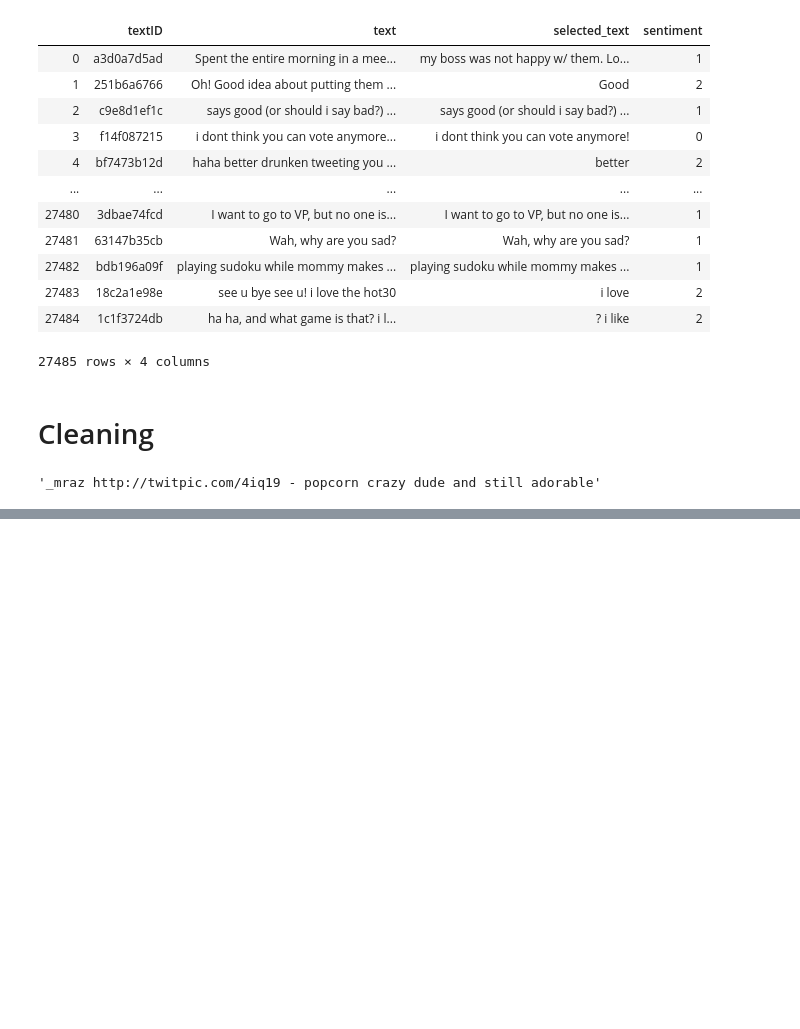
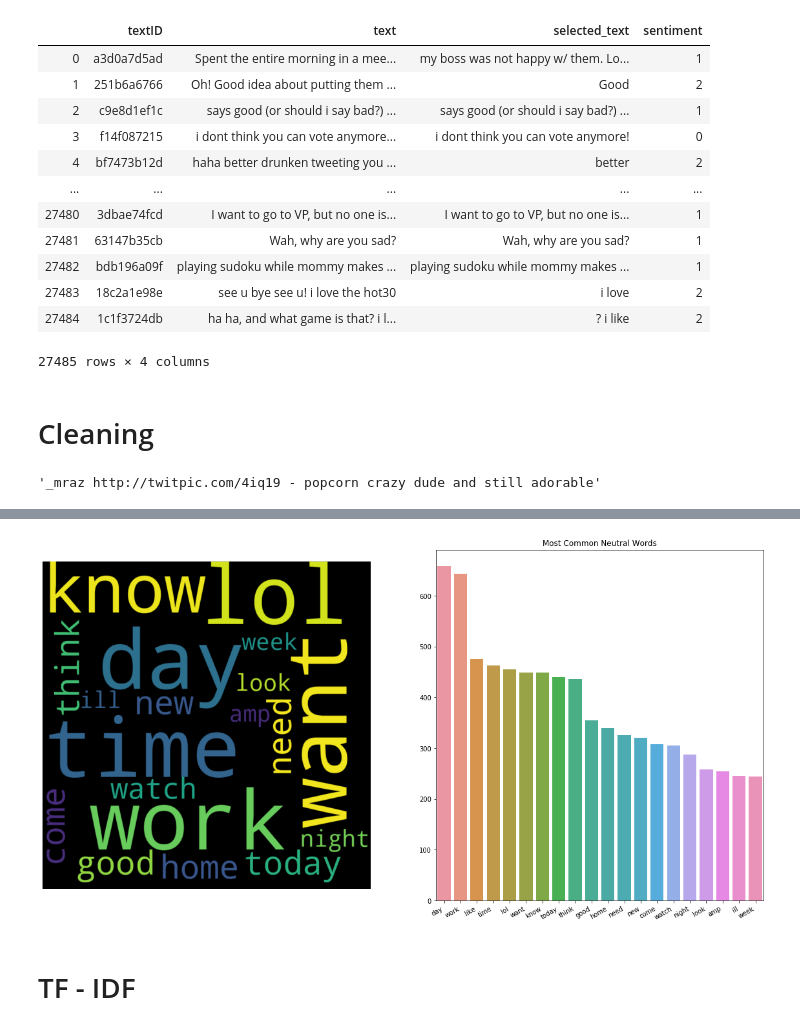
Before and after one commit to FreedomVAce/Tweet_Sentiment_Extraction, a Jupyter notebook: tweet_sentiment_extraction.ipynb, the cells around one changed output, grey strips where cells are left out. Saved outputs shown, nothing was run; the diff lists cells and outputs as text; code cells hidden in the pictures; blank space fills up the shorter version.

```diff
--- a/tweet_sentiment_extraction.ipynb
+++ b/tweet_sentiment_extraction.ipynb
@@ -239,0 +234,26 @@ plt.show()
+# %%
+count_net = Counter(net_text)
+top_net = count_net.most_common(20)
+net_words = [word[0] for word in top_net]
+net_counts = [word[1] for word in top_net]
+net_reshape = ' '.join(net_words)
+pd.DataFrame(top_net);
+# %%
+
+net_wordcloud = WordCloud( width=800, height=800,
+                      random_state=50, max_font_size=200).generate(net_reshape)
+# %%
+fig, ax = plt.subplots(1,2,figsize= (20,10))
+
+ax[0].imshow(net_wordcloud, interpolation="bilinear")
+ax[0].axis('off')
+
+ax[1] = sns.barplot(x=net_words, y=net_counts)
+ax[1].set_title('Most Common Neutral Words')
+plt.xticks(rotation=30, ha='right')
+
+plt.show()
+# %% [output]
+[figure, added]
+# %% [markdown]
+# TF - IDF
```
Also changed, not shown: parts of 35 cells of this notebook.
